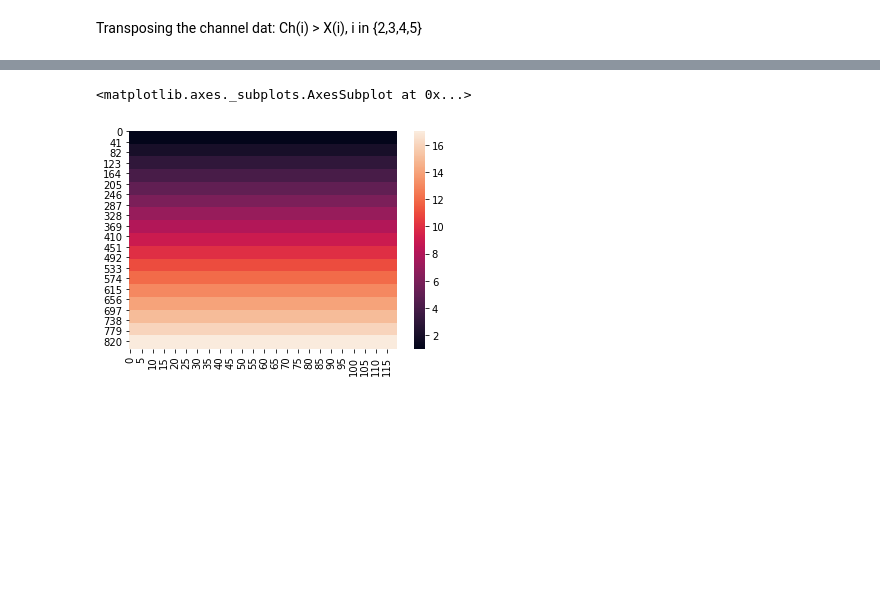
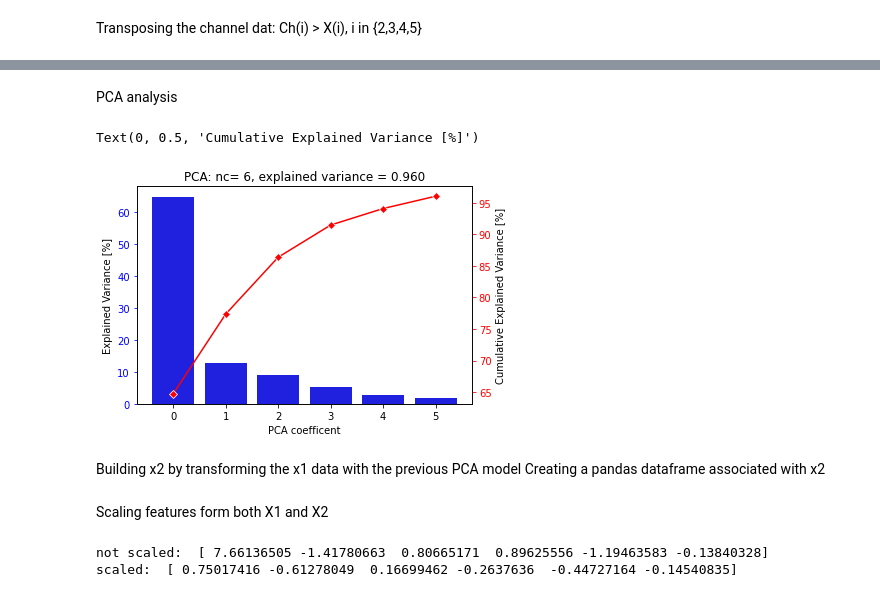
Before and after one commit to felipecostapereira/Task_02_PCA_LinearModels, a Jupyter notebook: task02.ipynb, the cells around one changed output, grey strips where cells are left out. Saved outputs shown, nothing was run; the diff lists cells and outputs as text; code cells hidden in the pictures; blank space fills up the shorter version.

Commit message:
After PCA and  some plots

```diff
--- a/task02.ipynb
+++ b/task02.ipynb
@@ -18,7 +20,7 @@ import pandas as pd
 # %% [markdown]
 Opening data file
 # %%
-fname = join(os.getcwd(),'data','data3SS2009.mat')
+fname = join(getcwd(),'data','data3SS2009.mat')
 mat_contents = sio.loadmat(fname)
 
 print (type(mat_contents))
@@ -58,7 +60,7 @@ Ts = 3.125 * 1e-3 # sampling time
 time = (np.linspace(1,N,N) - 1) * Ts
 
 for case in np.array([0,790]):
-    plt.figure(case)
+    plt.subplots()
     plt.subplot(211)
     plt.title('case %d, label %d' % (case, y[case]))
     plt.plot(time,Ch1[:,case])
@@ -74,12 +76,7 @@ for case in np.array([0,790]):
 # %% [markdown]
 Transposing the channel dat: Ch(i) > X(i), i in {2,3,4,5}
 # %%
-X2 = Ch2.transpose()
-X3 = Ch3.transpose()
-X4 = Ch4.transpose()
-X5 = Ch5.transpose()
-
-print (Ch2.shape, X2.shape)
-
-print (X2[15])
-print (Ch2[:,15])
+x2 = Ch2.transpose()
+x3 = Ch3.transpose()
+x4 = Ch4.transpose()
+x5 = Ch5.transpose()
@@ -118,8 +109,0 @@ XR.shape
-# %%
-df = pd.DataFrame(XR)
-df2 = df.copy()
-
-for i in range(len(XR[0])):
-    df2.iloc[:,i] = y
-
-sns.heatmap(df)
@@ -129,5 +110,25 @@ sns.heatmap(df)
-# %%
-sns.heatmap(df2)
-# %% [output]
-<matplotlib.axes._subplots.AxesSubplot at 0x...>
-[figure, removed]
+# %% [markdown]
+PCA analysis
+# %%
+nComponents = 0.95  # variance ratio to be explained or number of components if integer
+
+pca = PCA(n_components=nComponents).fit(X1)
+pcaVariances = pca.explained_variance_ratio_
+pcaComponents = [i for i in range(len(pcaVariances))]
+
+ax = sns.barplot(pcaComponents, pcaVariances*100, color='b')
+ax2 = ax.twinx()
+ax2 = sns.lineplot(pcaComponents, np.cumsum(pcaVariances)*100, color='r', marker='D')
+ax.tick_params(axis='y', colors='b')
+ax2.tick_params(axis='y', colors='r')
+
+ax.set_title('PCA: nc= ' + str(pcaVariances.shape[0]) + ', explained variance = ' + str(sum(pcaVariances))[:5])
+ax.set_xlabel('PCA coefficent')
+ax.set_ylabel('Explained Variance [%]')
+ax2.set_ylabel('Cumulative Explained Variance [%]')
+# %% [output]
+Text(0, 0.5, 'Cumulative Explained Variance [%]')
+[figure, added]
+# %% [markdown]
+Building x2 by transforming the x1 data with the previous PCA model
+Creating a pandas dataframe associated with x2
@@ -133,0 +137,10 @@ sns.heatmap(df2)
+# %% [markdown]
+Scaling features form both X1 and X2
+# %%
+X1_scaled = MinMaxScaler(feature_range=(-1,1)).fit_transform(X1)
+X2_scaled = MinMaxScaler(feature_range=(-1,1)).fit_transform(X2)
+
+print ("not scaled: ", X2[0], "\nscaled: ", X2_scaled[0])
+# %% [output]
+not scaled:  [ 7.66136505 -1.41780663  0.80665171  0.89625556 -1.19463583 -0.13840328]
+scaled:  [ 0.75017416 -0.61278049  0.16699462 -0.2637636  -0.44727164 -0.14540835]
```
Also changed, not shown: parts of 13 cells of this notebook.
